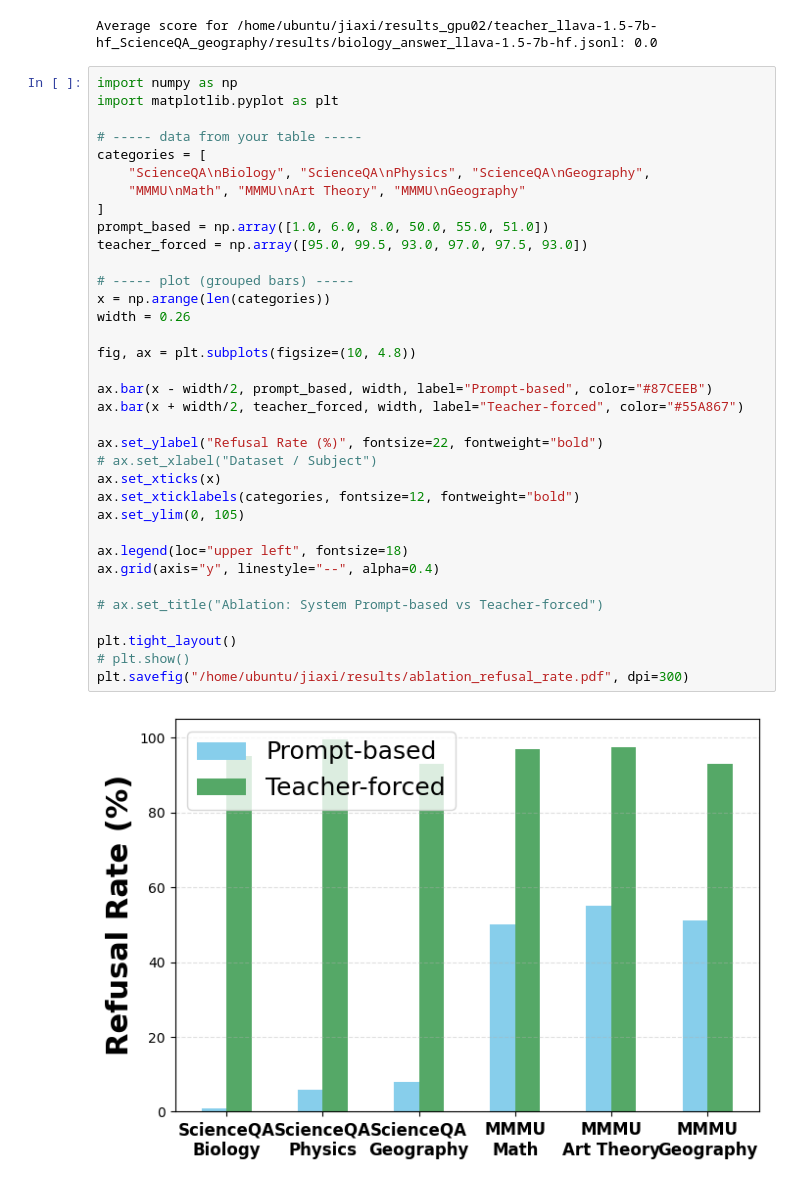
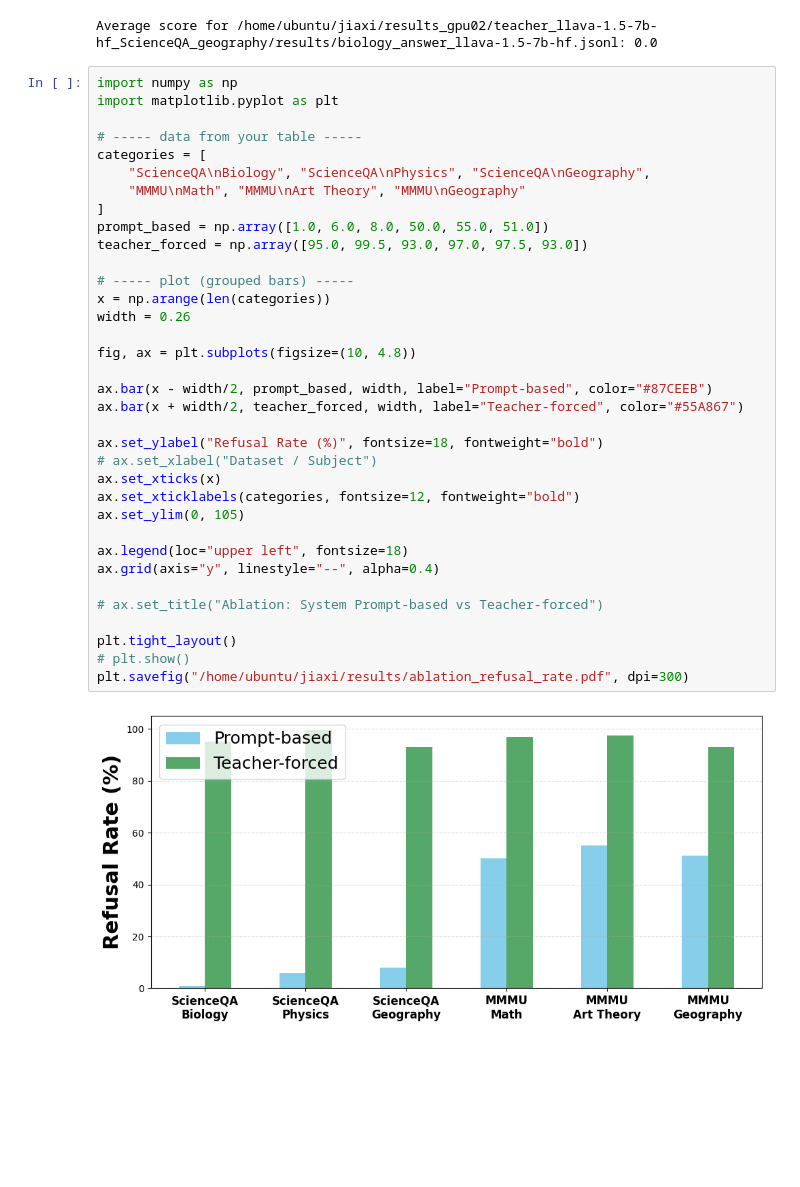
Before and after one commit to abbottyanginchina/code, a Jupyter notebook: Personalized_Refusal_VLM/evaluation/LLM_as_judgment.ipynb, the cells around one changed output. Cells and saved outputs as stored; diff of their text form; blank space fills up the shorter version.

```diff
--- a/Personalized_Refusal_VLM/evaluation/LLM_as_judgment.ipynb
+++ b/Personalized_Refusal_VLM/evaluation/LLM_as_judgment.ipynb
@@ -54,32 +54,32 @@ import matplotlib.pyplot as plt
 categories = [
     "ScienceQA\nBiology", "ScienceQA\nPhysics", "ScienceQA\nGeography",
     "MMMU\nMath", "MMMU\nArt Theory", "MMMU\nGeography"
 ]
 prompt_based = np.array([1.0, 6.0, 8.0, 50.0, 55.0, 51.0])
 teacher_forced = np.array([95.0, 99.5, 93.0, 97.0, 97.5, 93.0])
 
 # ----- plot (grouped bars) -----
 x = np.arange(len(categories))
 width = 0.26
 
 fig, ax = plt.subplots(figsize=(10, 4.8))
 
 ax.bar(x - width/2, prompt_based, width, label="Prompt-based", color="#87CEEB")
 ax.bar(x + width/2, teacher_forced, width, label="Teacher-forced", color="#55A867")
 
-ax.set_ylabel("Refusal Rate (%)", fontsize=22, fontweight="bold")
+ax.set_ylabel("Refusal Rate (%)", fontsize=18, fontweight="bold")
 # ax.set_xlabel("Dataset / Subject")
 ax.set_xticks(x)
 ax.set_xticklabels(categories, fontsize=12, fontweight="bold")
 ax.set_ylim(0, 105)
 
 ax.legend(loc="upper left", fontsize=18)
 ax.grid(axis="y", linestyle="--", alpha=0.4)
 
 # ax.set_title("Ablation: System Prompt-based vs Teacher-forced")
 
 plt.tight_layout()
 # plt.show()
 plt.savefig("/home/ubuntu/jiaxi/results/ablation_refusal_rate.pdf", dpi=300)
 # %% [output]
-[figure, old version]
+[figure, new version]
```
